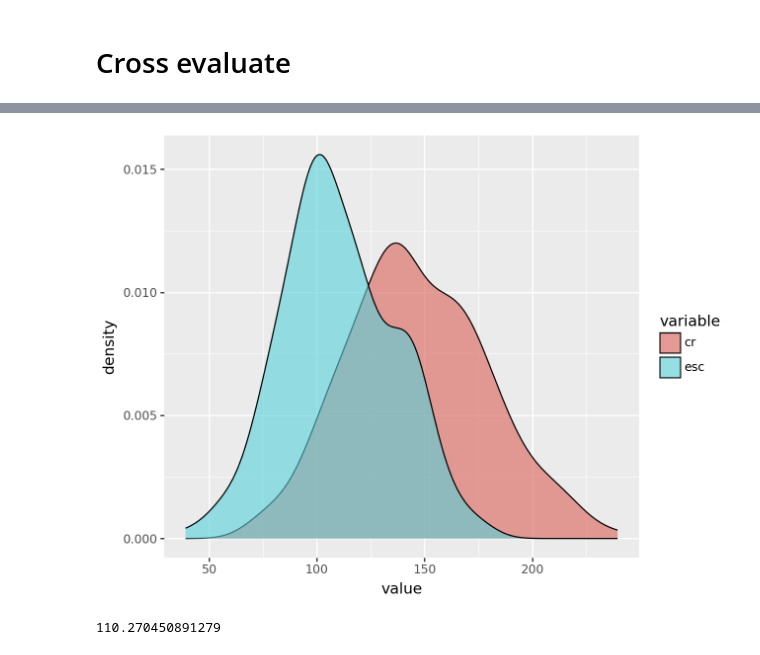
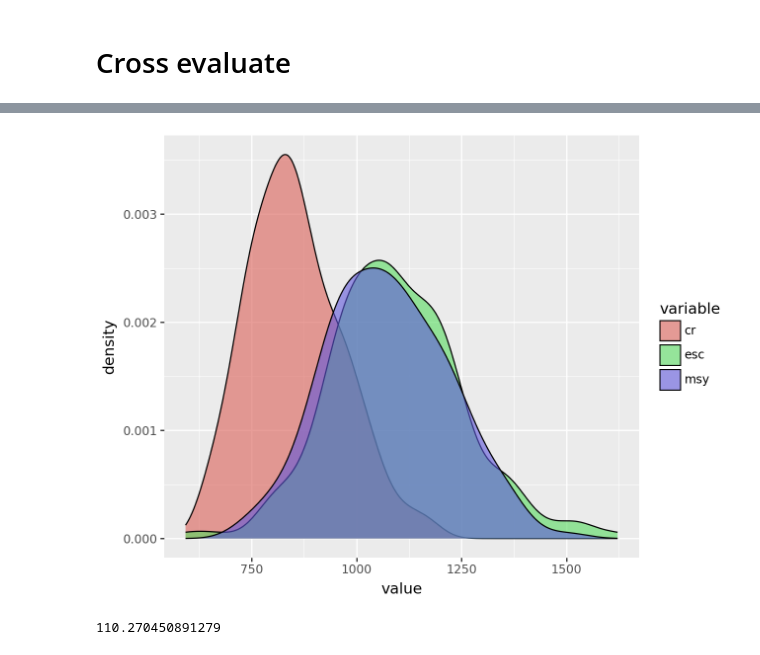
Before and after one commit to petebachant/rl4fisheries, a Jupyter notebook: notebooks/optimal-fixed-policy.ipynb, the cells around one changed output, grey strips where cells are left out. Drawn from its saved outputs; the diff is of its cells as text; code cells hidden in the pictures.

```diff
--- a/notebooks/optimal-fixed-policy.ipynb
+++ b/notebooks/optimal-fixed-policy.ipynb
@@ -27,9 +27,10 @@ from rl4fisheries.envs.asm_fns import get_r_devs, observe_total
 CONFIG = {
     'observation_fn_id': 'observe_1o',
     'n_observs': 1,
-    'upow': 0.6,
-    'use_custom_harv_vul': True,
-    'use_custom_surv_vul': True,
+    'harvest_fn_name': "trophy"
+    # 'upow': 0.6,
+    # 'use_custom_harv_vul': True,
+    # 'use_custom_surv_vul': True,
 }
 # %% [markdown]
 ## Hugging face login
@@ -135,7 +136,7 @@ def cr_obj(**x):
 ### MSY
 # %%
 %%time
-msy_gp = gp_minimize(msy_obj, msy_space, n_calls = 30, verbose=True, n_jobs=-1)
+msy_gp = gp_minimize(msy_obj, msy_space, n_calls = 100, verbose=True, n_jobs=-1)
 msy_gp.fun, msy_gp.x
 # %% [output]
 Iteration No: 1 started. Evaluating function at random point.
@@ -293,7 +294,7 @@ Iteration No: 6 started. Evaluating function at random point.
 ### CR
 # %%
 %%time
-cr_gp = gp_minimize(cr_obj, cr_space, n_calls = 100, verbose=True, n_jobs=-1)
+cr_gp = gp_minimize(cr_obj, cr_space, n_calls = 100, verbose=True)
 cr_gp.fun, cr_gp.x
 # %% [output]
 Iteration No: 1 started. Evaluating function at random point.
@@ -394,37 +395,39 @@ cr_gp_args['x1'] = (10 ** cr_gp_preargs['log_radius']) * np.sin(cr_gp_preargs['t
 cr_gp_args['x2'] = (10 ** cr_gp_preargs['log_radius']) * np.cos(cr_gp_preargs['theta'])
 cr_gp_args['y2'] = cr_gp_preargs['y2']
 
-cr_gbrt_preargs = {'log_radius': cr_gbrt.x[0], 'theta': cr_gbrt.x[1], 'y2': cr_gbrt.x[2]}
-cr_gbrt_args = {}
-cr_gbrt_args['x1'] = (10 ** cr_gbrt_preargs['log_radius']) * np.sin(cr_gbrt_preargs['theta'])
-cr_gbrt_args['x2'] = (10 ** cr_gbrt_preargs['log_radius']) * np.cos(cr_gbrt_preargs['theta'])
-cr_gbrt_args['y2'] = cr_gbrt_preargs['y2']
+# cr_gbrt_preargs = {'log_radius': cr_gbrt.x[0], 'theta': cr_gbrt.x[1], 'y2': cr_gbrt.x[2]}
+# cr_gbrt_args = {}
+# cr_gbrt_args['x1'] = (10 ** cr_gbrt_preargs['log_radius']) * np.sin(cr_gbrt_preargs['theta'])
+# cr_gbrt_args['x2'] = (10 ** cr_gbrt_preargs['log_radius']) * np.cos(cr_gbrt_preargs['theta'])
+# cr_gbrt_args['y2'] = cr_gbrt_preargs['y2']
 
-# msy_gp_args = {'mortality': msy_gp.x[0]}
+msy_gp_args = {'mortality': msy_gp.x[0]}
 # msy_gbrt_args = {'mortality': msy_gbrt.x[0]}
 
 esc_gp_args = {'escapement': 10 ** esc_gp.x[0]}
 # esc_gbrt_args = {'escapement': 10 ** esc_gbrt.x[0]}
 
-# msy_gbrt_args = {'mortality': 0.05365088255575121}
-# esc_gbrt_args = {'escapement': 0.010338225232077163}
-# cr_gbrt_args = {
-#     'x1': 0.009159055923137423,
-#     'x2': 0.015139834077385755,
-#     'y2': 0.29119675741251316,
+# cr_preargs = {'log_radius': 0.9991043655916663, 'theta': 0.0, 'y2': 0.3647240347805972}
+# cr_args = {
+#     'x1': (10 ** cr_preargs['log_radius']) * np.sin(cr_preargs['theta']),
+#     'x2': (10 ** cr_preargs['log_radius']) * np.cos(cr_preargs['theta']),
+#     'y2': cr_preargs['y2'],
 # }
+
+# esc_args = {'escapement': 10 ** (-0.01050109469304239)}
+# msy_args = {'mortality': 0.027374341105189527}
 
 #
 
 env = AsmEnv(config=CONFIG)
 
-cr_gbrt_df = get_policy_df(CautionaryRule(env, **cr_gbrt_args))
+# cr_gbrt_df = get_policy_df(CautionaryRule(env, **cr_gbrt_args))
 cr_gp_df = get_policy_df(CautionaryRule(env, **cr_gp_args))
 
 # esc_gbrt_df = get_policy_df(ConstEsc(env, **esc_gbrt_args))
 esc_gp_df = get_policy_df(ConstEsc(env, **esc_gp_args))
 
 # msy_gbrt_df = get_policy_df(Msy(env, **msy_gbrt_args))
-# msy_gp_df = get_policy_df(Msy(env, **msy_gp_args))
+msy_gp_df = get_policy_df(Msy(env, **msy_gp_args))
 # %%
 (
@@ -556,16 +561,16 @@ cr_rews = eval_pol(
 # %%
 from plotnine import ggplot, aes, geom_point, geom_jitter, geom_density
 
 df = pd.DataFrame({
-    # 'msy': msy_rews,
+    'msy': msy_rews,
     'esc': esc_rews,
     'cr': cr_rews,
 }).melt()
 df.head()
 ggplot(df, aes(x='variable', y='value', color='variable')) + geom_point() + geom_jitter()
 ggplot(df, aes(x='value', fill='variable'))+ geom_density(alpha=0.6)
 # %% [output]
-[figure, old version]
+[figure, new version]
 # %%
 # df.to_csv("fixed_policies_rews.csv")
 np.mean(df[df.variable=='esc'].value)
```
Also changed, not shown: parts of 14 cells of this notebook, 1 other file.
